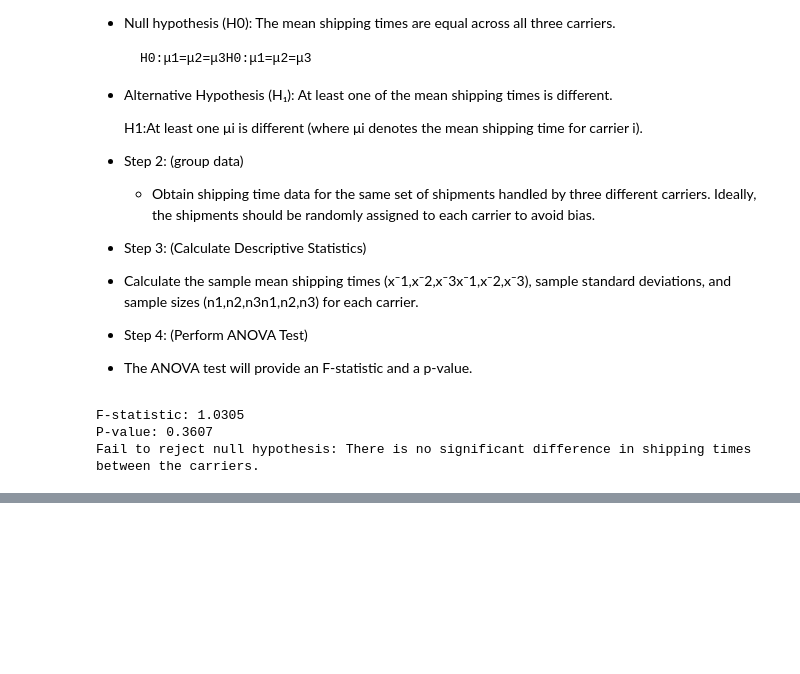
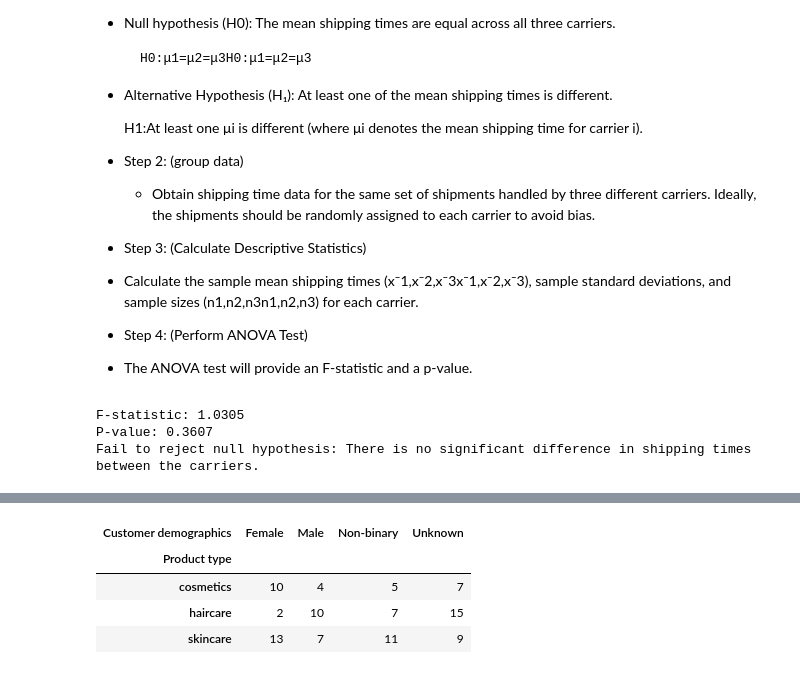
Before and after one commit to Gowtham933/Supply-chain-Data-Analysis-Project, a Jupyter notebook: Hypothesis_testing.ipynb, the cells around one changed output, grey strips where cells are left out. Cells and saved outputs as stored; diff of their text form; code cells hidden in the pictures; blank space fills up the shorter version.

```diff
--- a/Hypothesis_testing.ipynb
+++ b/Hypothesis_testing.ipynb
@@ -207,0 +245,10 @@ Fail to reject null hypothesis: There is no significant difference in shipping t
+# %%
+#Group the product type PI chart based on customer demography
+Customer_demographics_group = data.groupby(['Product type','Customer demographics']).size().unstack().fillna(0)
+Customer_demographics_group
+# %% [output]
+| Customer demographics | Female | Male | Non-binary | Unknown |
+| Product type |  |  |  |  |
+| cosmetics | 10 | 4 | 5 | 7 |
+| haircare | 2 | 10 | 7 | 15 |
+| skincare | 13 | 7 | 11 | 9 |
```
Also changed, not shown: parts of 5 cells of this notebook.
